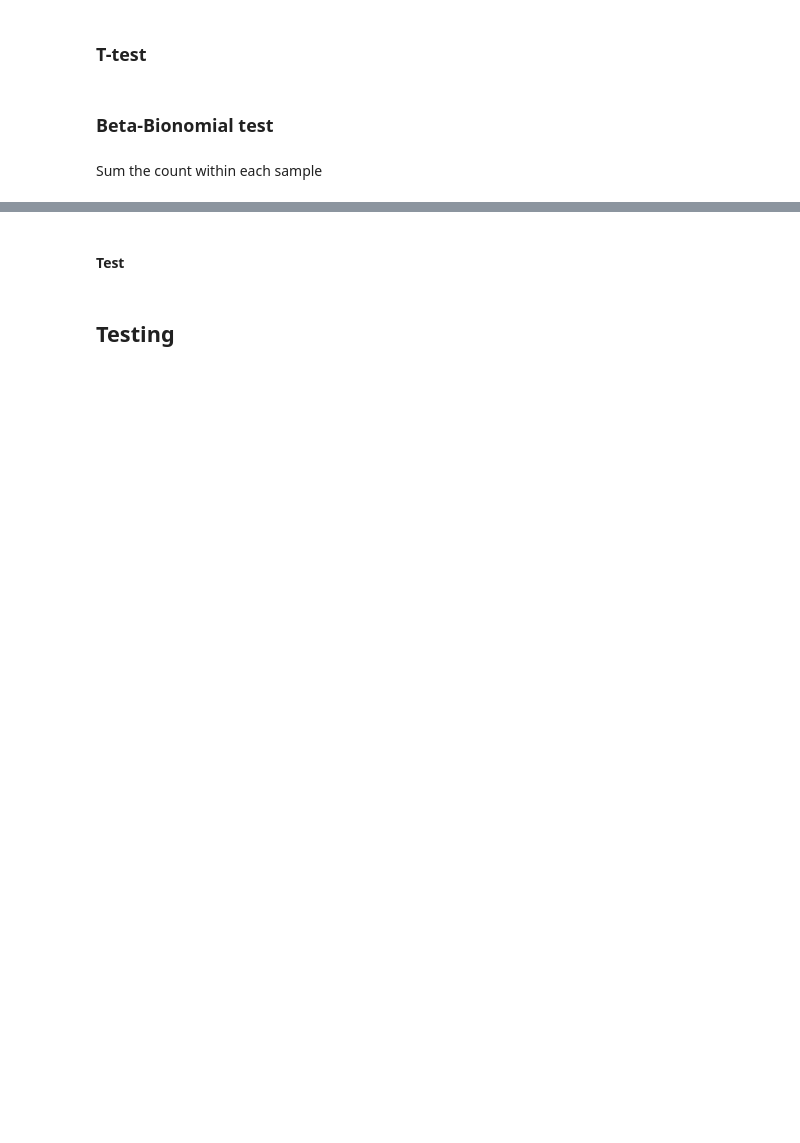
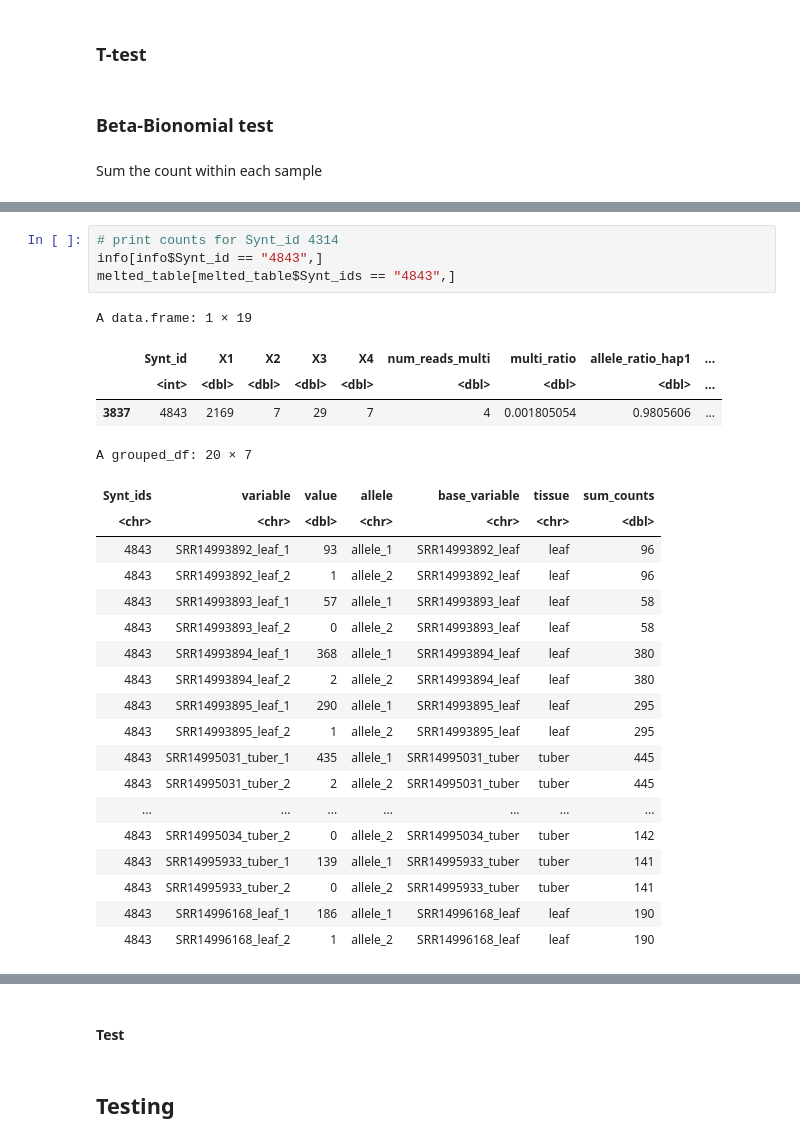
Before and after one commit to nadjano/polyploid-allele-exp, a Jupyter notebook: scripts/investigate_cis_AI.ipynb, the cells around one changed output, grey strips where cells are left out. Drawn from its saved outputs; the diff is of its cells as text; blank space fills up the shorter version.

```diff
--- a/scripts/investigate_cis_AI.ipynb
+++ b/scripts/investigate_cis_AI.ipynb
@@ -165,0 +287,28 @@ A tibble: 73040 × 5
+# %%
+# print counts for Synt_id 4314
+info[info$Synt_id == "4843",]
+melted_table[melted_table$Synt_ids == "4843",]
+# %% [output]
+A data.frame: 1 × 19
+|  | Synt_id | X1 | X2 | X3 | X4 | num_reads_multi | multi_ratio | allele_ratio_hap1 | ... |
+|  | <int> | <dbl> | <dbl> | <dbl> | <dbl> | <dbl> | <dbl> | <dbl> | ... |
+| 3837 | 4843 | 2169 | 7 | 29 | 7 | 4 | 0.001805054 | 0.9805606 | ... |
+A grouped_df: 20 × 7
+| Synt_ids | variable | value | allele | base_variable | tissue | sum_counts |
+| <chr> | <chr> | <dbl> | <chr> | <chr> | <chr> | <dbl> |
+| 4843 | SRR14993892_leaf_1 | 93 | allele_1 | SRR14993892_leaf | leaf | 96 |
+| 4843 | SRR14993892_leaf_2 | 1 | allele_2 | SRR14993892_leaf | leaf | 96 |
+| 4843 | SRR14993893_leaf_1 | 57 | allele_1 | SRR14993893_leaf | leaf | 58 |
+| 4843 | SRR14993893_leaf_2 | 0 | allele_2 | SRR14993893_leaf | leaf | 58 |
+| 4843 | SRR14993894_leaf_1 | 368 | allele_1 | SRR14993894_leaf | leaf | 380 |
+| 4843 | SRR14993894_leaf_2 | 2 | allele_2 | SRR14993894_leaf | leaf | 380 |
+| 4843 | SRR14993895_leaf_1 | 290 | allele_1 | SRR14993895_leaf | leaf | 295 |
+| 4843 | SRR14993895_leaf_2 | 1 | allele_2 | SRR14993895_leaf | leaf | 295 |
+| 4843 | SRR14995031_tuber_1 | 435 | allele_1 | SRR14995031_tuber | tuber | 445 |
+| 4843 | SRR14995031_tuber_2 | 2 | allele_2 | SRR14995031_tuber | tuber | 445 |
+| ... | ... | ... | ... | ... | ... | ... |
+| 4843 | SRR14995034_tuber_2 | 0 | allele_2 | SRR14995034_tuber | tuber | 142 |
+| 4843 | SRR14995933_tuber_1 | 139 | allele_1 | SRR14995933_tuber | tuber | 141 |
+| 4843 | SRR14995933_tuber_2 | 0 | allele_2 | SRR14995933_tuber | tuber | 141 |
+| 4843 | SRR14996168_leaf_1 | 186 | allele_1 | SRR14996168_leaf | leaf | 190 |
+| 4843 | SRR14996168_leaf_2 | 1 | allele_2 | SRR14996168_leaf | leaf | 190 |
```
Also changed, not shown: parts of 14 cells of this notebook, 16 other files.
